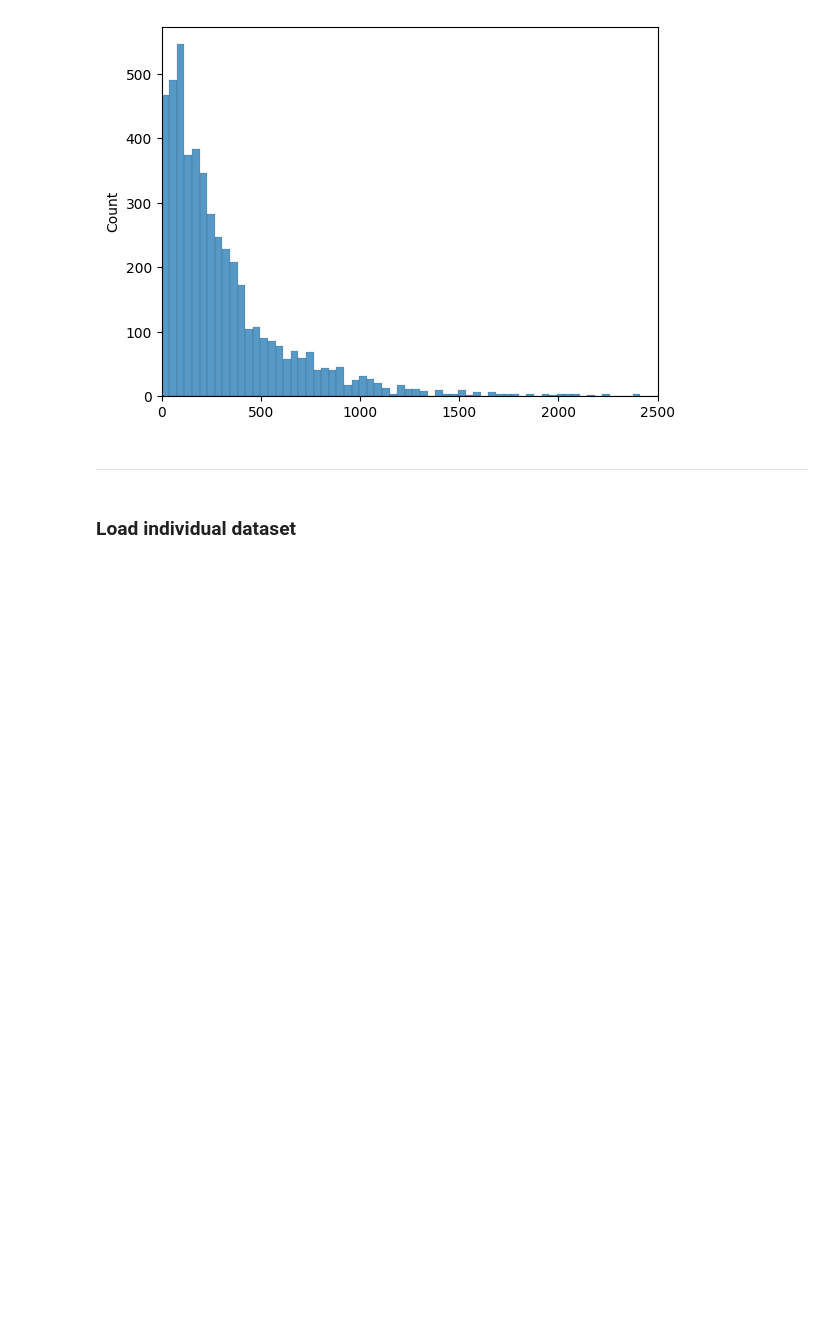
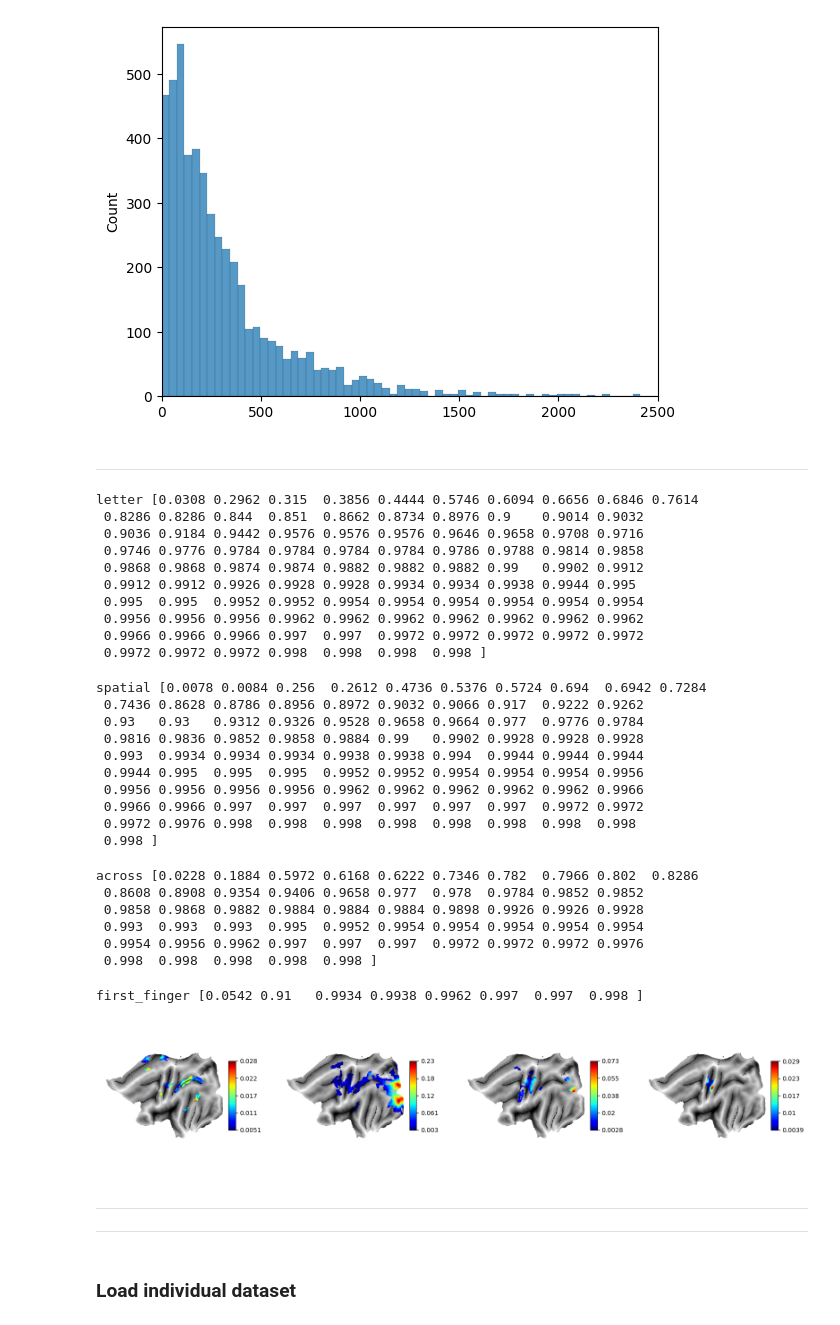
Before and after one commit to psb629/SeqSpatialSupp_fMRI, a Jupyter notebook: Notebook/cluster-based_correction.glm_1.searchlight.ipynb, the cells around one changed output. Drawn from its saved outputs; the diff is of its cells as text; code cells hidden in the pictures; blank space fills up the shorter version.

```diff
--- a/Notebook/cluster-based_correction.glm_1.searchlight.ipynb
+++ b/Notebook/cluster-based_correction.glm_1.searchlight.ipynb
@@ -158,0 +164,61 @@ g.set_xlim(0,2500)
+# %%
+fig, axs = plt.subplots(ncols=4, figsize=(20,4))
+for ii, (ax, model) in enumerate(tqdm(zip(axs, list_model), total=len(axs))):
+    fname = join(dir_work,'cifti.%s.glm_%1d.searchlight.mean_dist.%s.dscalar.nii'%(hem,glm,model))
+    dataset = nb.load(fname)
+    RDM = np.mean(dataset.get_fdata(), axis=0)
+    tval, pval = ttest_1samp(dataset.get_fdata(), popmean=0, axis=0, alternative='greater')
+
+    clusters, pvals = scorrect.compute_cluster_pvals(
+        tmap=tval,
+        thresh=thresh,
+        null_dist=max_cluster_masses,
+        adj=adj
+    )
+    print(model, np.sort(pvals))
+    mask = scorrect.make_cluster_corrected_mask(
+        tmap=tval,
+        clusters=clusters,
+        pvals=pvals,
+        alpha=list_alpha[ii]
+    )
+    plt.sca(ax)
+    g = surf.plot.plotmap(
+        data=RDM*mask,
+        surf='fs32k_%s'%hem,
+        alpha=1,
+        cmap=cm.jet, colorbar=True,
+        # cscale=[0.0019, 0.23],
+        # threshold=thresh,
+        borders=border, bordercolor='black', bordersize=1,
+        overlay_type='func', render='matplotlib',
+    )
+# %% [output]
+letter [0.0308 0.2962 0.315  0.3856 0.4444 0.5746 0.6094 0.6656 0.6846 0.7614
+ 0.8286 0.8286 0.844  0.851  0.8662 0.8734 0.8976 0.9    0.9014 0.9032
+ 0.9036 0.9184 0.9442 0.9576 0.9576 0.9576 0.9646 0.9658 0.9708 0.9716
+ 0.9746 0.9776 0.9784 0.9784 0.9784 0.9784 0.9786 0.9788 0.9814 0.9858
+ 0.9868 0.9868 0.9874 0.9874 0.9882 0.9882 0.9882 0.99   0.9902 0.9912
+ 0.9912 0.9912 0.9926 0.9928 0.9928 0.9934 0.9934 0.9938 0.9944 0.995
+ 0.995  0.995  0.9952 0.9952 0.9954 0.9954 0.9954 0.9954 0.9954 0.9954
+ 0.9956 0.9956 0.9956 0.9962 0.9962 0.9962 0.9962 0.9962 0.9962 0.9962
+ 0.9966 0.9966 0.9966 0.997  0.997  0.9972 0.9972 0.9972 0.9972 0.9972
+ 0.9972 0.9972 0.9972 0.998  0.998  0.998  0.998 ]
+spatial [0.0078 0.0084 0.256  0.2612 0.4736 0.5376 0.5724 0.694  0.6942 0.7284
+ 0.7436 0.8628 0.8786 0.8956 0.8972 0.9032 0.9066 0.917  0.9222 0.9262
+ 0.93   0.93   0.9312 0.9326 0.9528 0.9658 0.9664 0.977  0.9776 0.9784
+ 0.9816 0.9836 0.9852 0.9858 0.9884 0.99   0.9902 0.9928 0.9928 0.9928
+ 0.993  0.9934 0.9934 0.9934 0.9938 0.9938 0.994  0.9944 0.9944 0.9944
+ 0.9944 0.995  0.995  0.995  0.9952 0.9952 0.9954 0.9954 0.9954 0.9956
+ 0.9956 0.9956 0.9956 0.9956 0.9962 0.9962 0.9962 0.9962 0.9962 0.9966
+ 0.9966 0.9966 0.997  0.997  0.997  0.997  0.997  0.997  0.9972 0.9972
+ 0.9972 0.9976 0.998  0.998  0.998  0.998  0.998  0.998  0.998  0.998
+ 0.998 ]
+across [0.0228 0.1884 0.5972 0.6168 0.6222 0.7346 0.782  0.7966 0.802  0.8286
+ 0.8608 0.8908 0.9354 0.9406 0.9658 0.977  0.978  0.9784 0.9852 0.9852
+ 0.9858 0.9868 0.9882 0.9884 0.9884 0.9884 0.9898 0.9926 0.9926 0.9928
+ 0.993  0.993  0.993  0.995  0.9952 0.9954 0.9954 0.9954 0.9954 0.9954
+ 0.9954 0.9956 0.9962 0.997  0.997  0.997  0.9972 0.9972 0.9972 0.9976
+ 0.998  0.998  0.998  0.998  0.998 ]
+first_finger [0.0542 0.91   0.9934 0.9938 0.9962 0.997  0.997  0.998 ]
+[figure, added]
@@ -159,3 +230,6 @@ g.set_xlim(0,2500)
+# %% [markdown]
+---
+---
 # %% [markdown]
 ### Load individual dataset
 # %%
```
Also changed, not shown: parts of 10 cells of this notebook.
